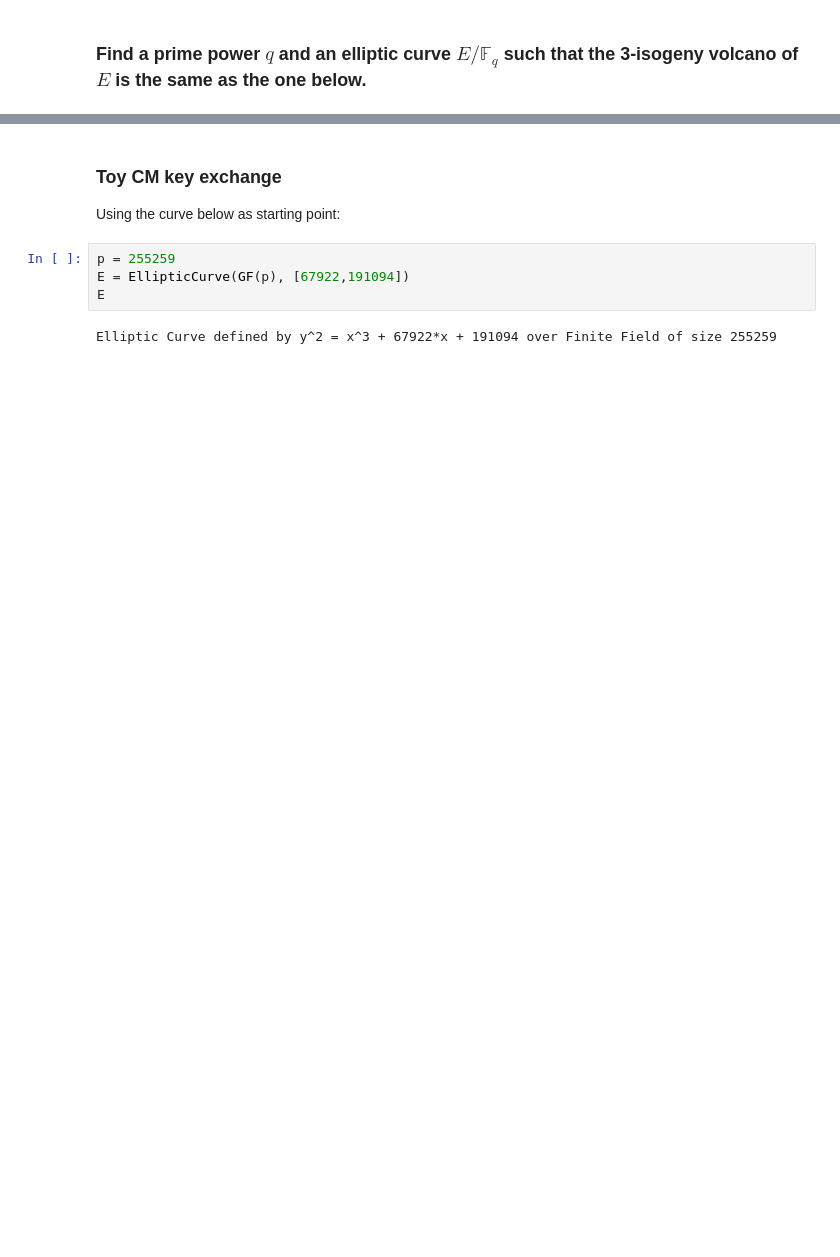
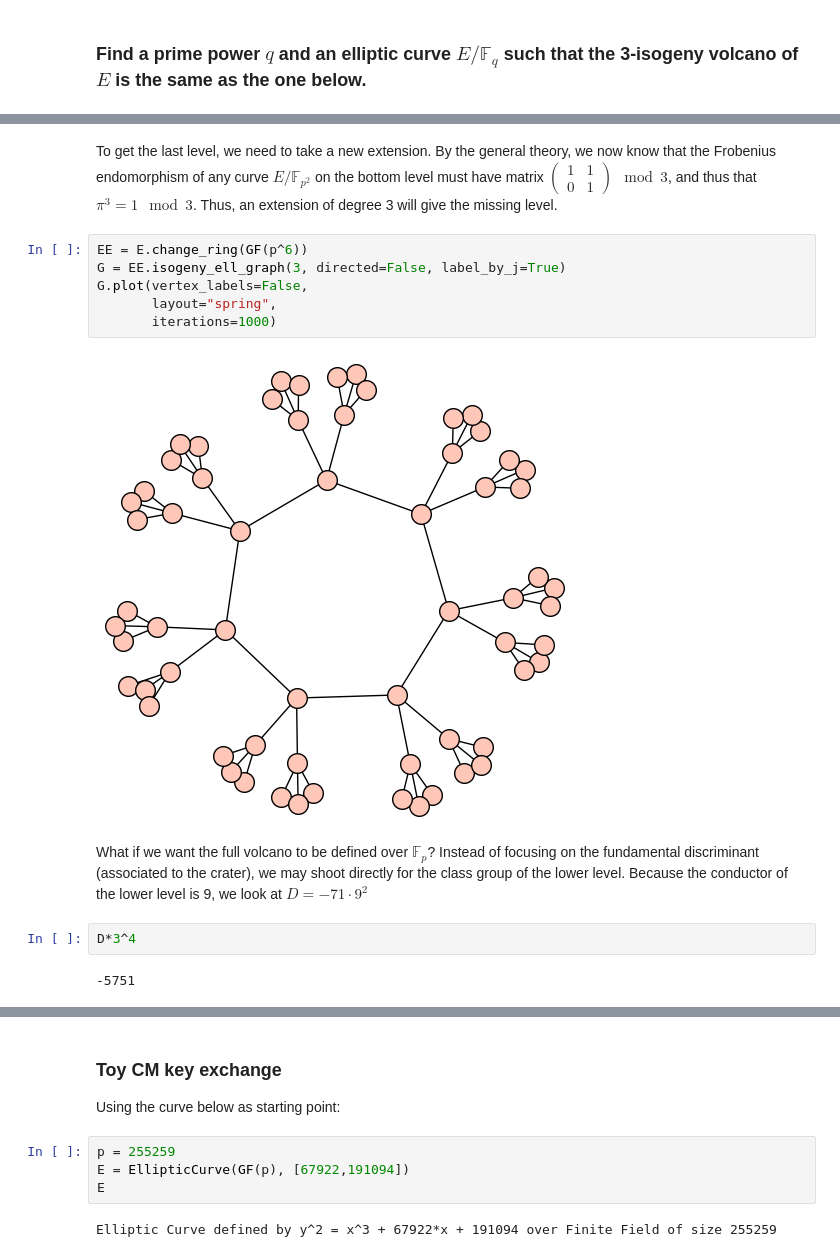
Before and after one commit to defeo/crypt-b-it-2022, a Jupyter notebook: 2022-09-15-day3.ipynb, the cells around one changed output, grey strips where cells are left out. Drawn from its saved outputs; the diff is of its cells as text; blank space fills up the shorter version.

```diff
--- a/2022-09-15-day3.ipynb
+++ b/2022-09-15-day3.ipynb
@@ -27,0 +193,16 @@ Elliptic Curve defined by y^2 = x^3 + 12242890*x + 7614456 over Finite Field of
+# %% [markdown]
+To get the last level, we need to take a new extension. By the general theory, we now know that the Frobenius endomorphism of any curve $E/𝔽_{p^2}$ on the bottom level must have matrix $\left(\begin{smallmatrix}1&1\\0&1\end{smallmatrix}\right) \mod 3$, and thus that $π^3=1\mod 3$. Thus, an extension of degree 3 will give the missing level.
+# %%
+EE = E.change_ring(GF(p^6))
+G = EE.isogeny_ell_graph(3, directed=False, label_by_j=True)
+G.plot(vertex_labels=False,
+       layout="spring",
+       iterations=1000)
+# %% [output]
+[figure, added]
+# %% [markdown]
+What if we want the full volcano to be defined over $𝔽_p$? Instead of focusing on the fundamental discriminant (associated to the crater), we may shoot directly for the class group of the lower level. Because the conductor of the lower level is 9, we look at $D = -71·9^2$
+# %%
+D*3^4
+# %% [output]
+-5751
```
Also changed, not shown: parts of 91 cells of this notebook.
